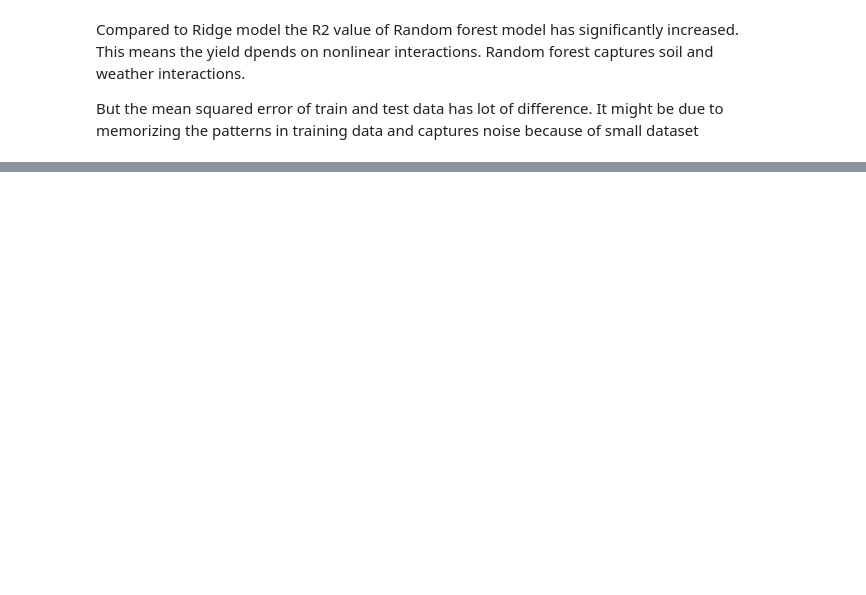
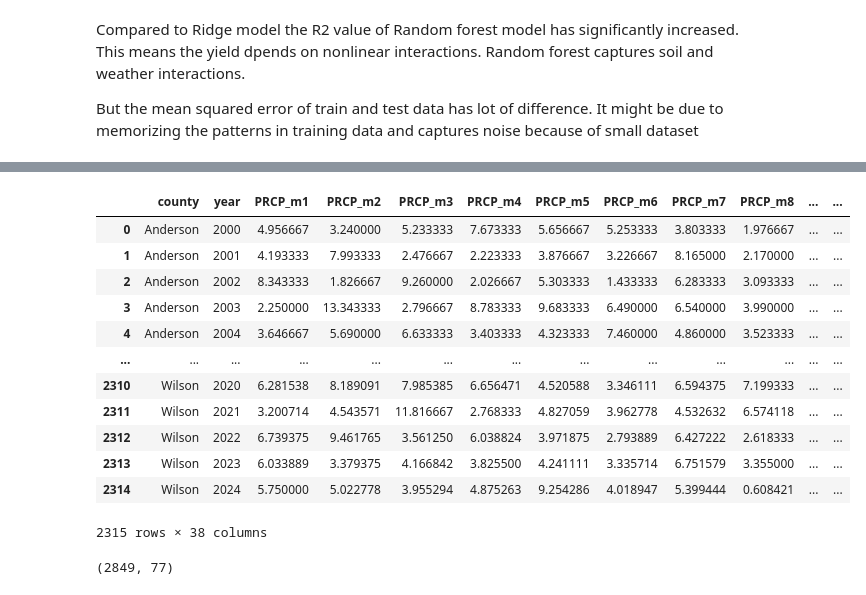
Before and after one commit to ADoddala/Predicting_Crop_Yields, a Jupyter notebook: notebooks/Regression_models.ipynb, the cells around one changed output, grey strips where cells are left out. Cells and saved outputs as stored; diff of their text form; code cells hidden in the pictures; blank space fills up the shorter version.

Commit message:
build Random forest model with yearly and monthly weather data

```diff
--- a/notebooks/Regression_models.ipynb
+++ b/notebooks/Regression_models.ipynb
@@ -153,0 +656,4 @@ It might be due to memorizing the patterns in training data and captures noise b
+# %%
+# Get station county data frame to merge with weather dataframe
+station_county_lookup = pd.read_csv("../data/stations_with_county_df")
+station_county_lookup.head()
@@ -153,0 +667,3 @@ It might be due to memorizing the patterns in training data and captures noise b
+# %%
+# Merge station county with weather
+weather_wide = weather_wide.merge(station_county_lookup, left_on='station',right_on = 'id', how='left')
@@ -153,0 +679,32 @@ It might be due to memorizing the patterns in training data and captures noise b
+# %%
+# Aggregate percepitation, Min temp and max temp
+county_monthly = weather_wide.groupby(['county', 'year', 'month']).agg(
+    PRCP=('PRCP', 'mean'),
+    TMAX=('TMAX', 'mean'),
+    TMIN=('TMIN', 'mean'),
+).reset_index()
+# %%
+# Pivot monthly table to get monthly features for percepitation, Min temp and max temp
+county_monthly_features = county_monthly.pivot_table(
+    index=['county', 'year'],
+    columns='month',
+    values=['PRCP', 'TMAX', 'TMIN']
+)
+county_monthly_features.columns = [f'{var}_m{month}' for var, month in county_monthly_features.columns]
+county_monthly_features = county_monthly_features.reset_index()
+# %%
+county_monthly_features
+# %% [output]
+|  | county | year | PRCP_m1 | PRCP_m2 | PRCP_m3 | PRCP_m4 | PRCP_m5 | PRCP_m6 | PRCP_m7 | PRCP_m8 | ... | ... |
+| 0 | Anderson | 2000 | 4.956667 | 3.240000 | 5.233333 | 7.673333 | 5.656667 | 5.253333 | 3.803333 | 1.976667 | ... | ... |
+| 1 | Anderson | 2001 | 4.193333 | 7.993333 | 2.476667 | 2.223333 | 3.876667 | 3.226667 | 8.165000 | 2.170000 | ... | ... |
+| 2 | Anderson | 2002 | 8.343333 | 1.826667 | 9.260000 | 2.026667 | 5.303333 | 1.433333 | 6.283333 | 3.093333 | ... | ... |
+| 3 | Anderson | 2003 | 2.250000 | 13.343333 | 2.796667 | 8.783333 | 9.683333 | 6.490000 | 6.540000 | 3.990000 | ... | ... |
+| 4 | Anderson | 2004 | 3.646667 | 5.690000 | 6.633333 | 3.403333 | 4.323333 | 7.460000 | 4.860000 | 3.523333 | ... | ... |
+| ... | ... | ... | ... | ... | ... | ... | ... | ... | ... | ... | ... | ... |
+| 2310 | Wilson | 2020 | 6.281538 | 8.189091 | 7.985385 | 6.656471 | 4.520588 | 3.346111 | 6.594375 | 7.199333 | ... | ... |
+| 2311 | Wilson | 2021 | 3.200714 | 4.543571 | 11.816667 | 2.768333 | 4.827059 | 3.962778 | 4.532632 | 6.574118 | ... | ... |
+| 2312 | Wilson | 2022 | 6.739375 | 9.461765 | 3.561250 | 6.038824 | 3.971875 | 2.793889 | 6.427222 | 2.618333 | ... | ... |
+| 2313 | Wilson | 2023 | 6.033889 | 3.379375 | 4.166842 | 3.825500 | 4.241111 | 3.335714 | 6.751579 | 3.355000 | ... | ... |
+| 2314 | Wilson | 2024 | 5.750000 | 5.022778 | 3.955294 | 4.875263 | 9.254286 | 4.018947 | 5.399444 | 0.608421 | ... | ... |
+2315 rows × 38 columns
@@ -153,0 +738,5 @@ It might be due to memorizing the patterns in training data and captures noise b
+# %%
+crop_yield = crop_yield.dropna(subset=['PRCP_m7'])
+print(crop_yield.shape)
+# %% [output]
+(2849, 77)
```
Also changed, not shown: parts of 41 cells of this notebook.
